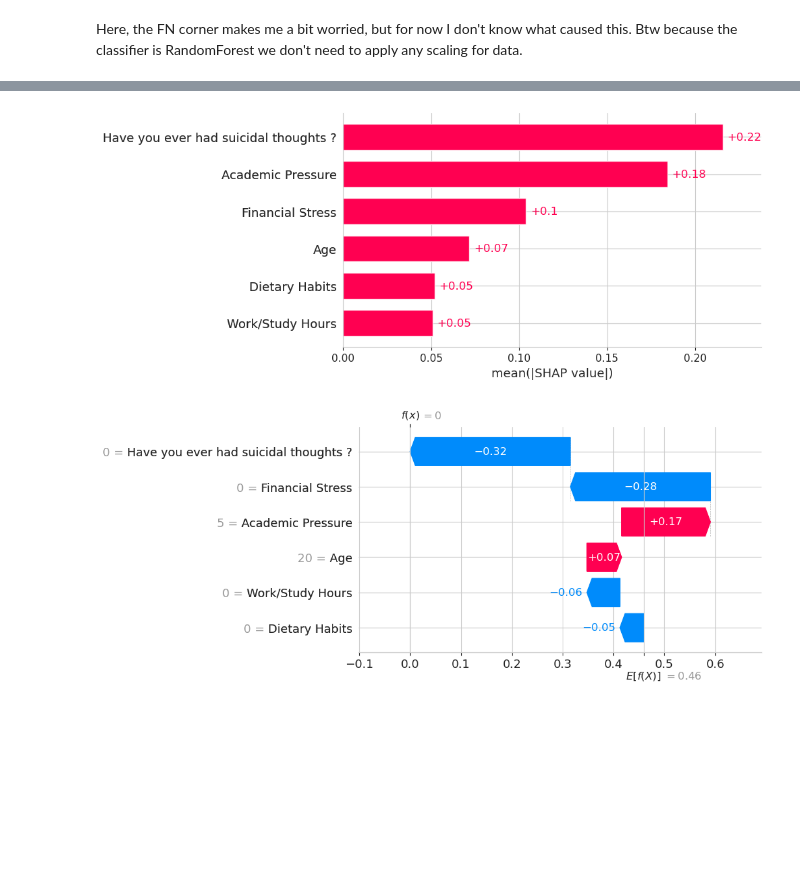
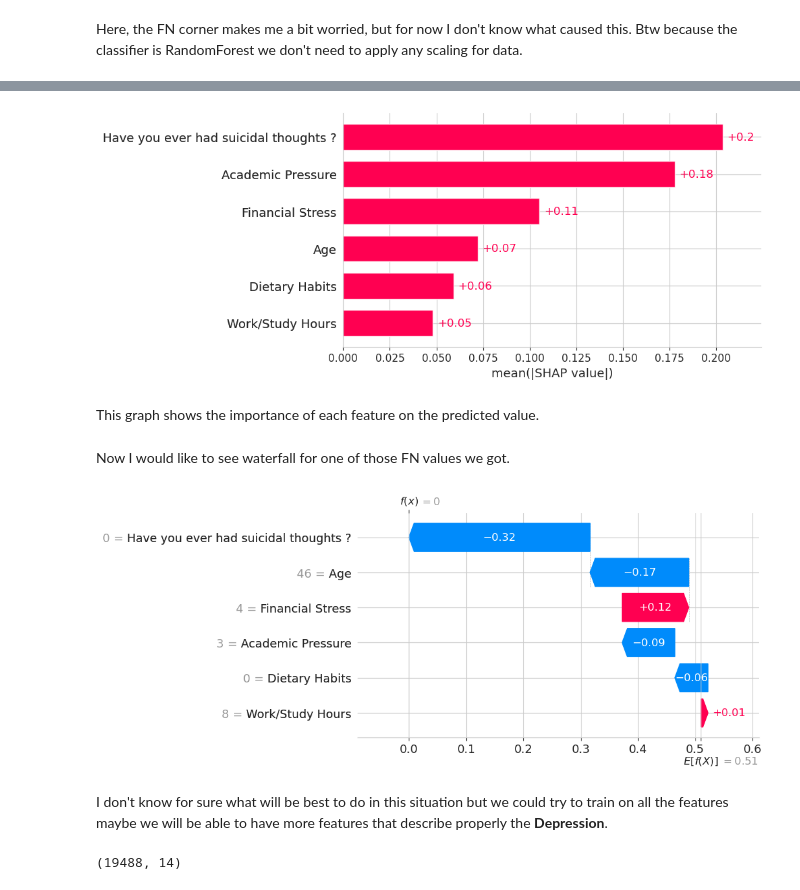
Before and after one commit to its-mario/Sigmoid-Mentoring, a Jupyter notebook: exam_model_training.ipynb, the cells around one changed output, grey strips where cells are left out. Cells and saved outputs as stored; diff of their text form; code cells hidden in the pictures; blank space fills up the shorter version.

```diff
--- a/exam_model_training.ipynb
+++ b/exam_model_training.ipynb
@@ -187,9 +186,7 @@ from sklearn.pipeline import Pipeline
 from sklearn.preprocessing import StandardScaler
 
 best_params = {'criterion': 'log_loss', 'max_depth': 13, 'max_features': 'log2', 'n_estimators': 50}
-clf = RandomForestClassifier(**best_params)
-
-model = Pipeline([("scaler", StandardScaler()),('clf', clf)])
+model = RandomForestClassifier(**best_params)
 
 model.fit(X, y)
 y_pred = model.predict(x_test)
@@ -216,8 +213,17 @@ explainer = shap.Explainer(model.predict, X, feature_names = list(train.columns)
 shap_values = explainer(x_test)
 shap.plots.bar(shap_values, max_display=14)
 # %% [output]
-[figure, old version]
+[figure, new version]
+# %% [markdown]
+This graph shows the importance of each feature on the predicted value.
+# %% [markdown]
+Now I would like to see waterfall for one of those FN values we got.
+# %%
+mask = (y_pred == 0) & (y_test == 1)
+indices = mask[mask].index.tolist()
 # %%
-shap.plots.waterfall(shap_values[0], max_display=14)
+shap.plots.waterfall(shap_values[indices[5]], max_display=14)
 # %% [output]
-[figure, old version]
+[figure, new version]
+# %% [markdown]
+I don't know for sure what will be best to do in this situation but we could try to train on all the features maybe we will be able to have more features that describe properly the **Depression**.
@@ -223,0 +236,8 @@ shap.plots.waterfall(shap_values[0], max_display=14)
+# %%
+from crucio import SMOTEENN
+
+smoteenn = SMOTEENN()
+balanced_df = smoteenn.balance(train, "Depression")
+balanced_df.shape
+# %% [output]
+(19488, 14)
```
Also changed, not shown: parts of 10 cells of this notebook.
